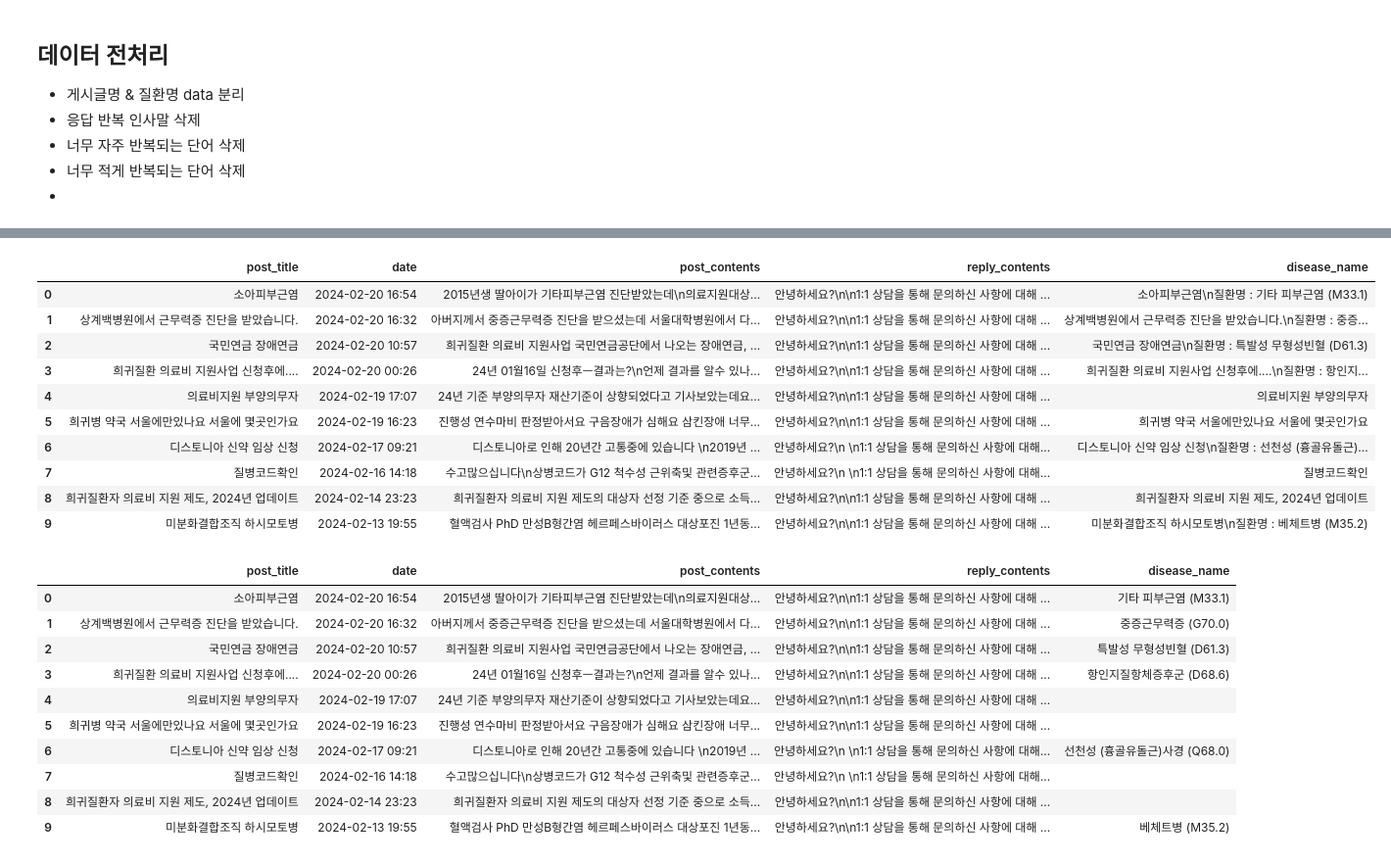
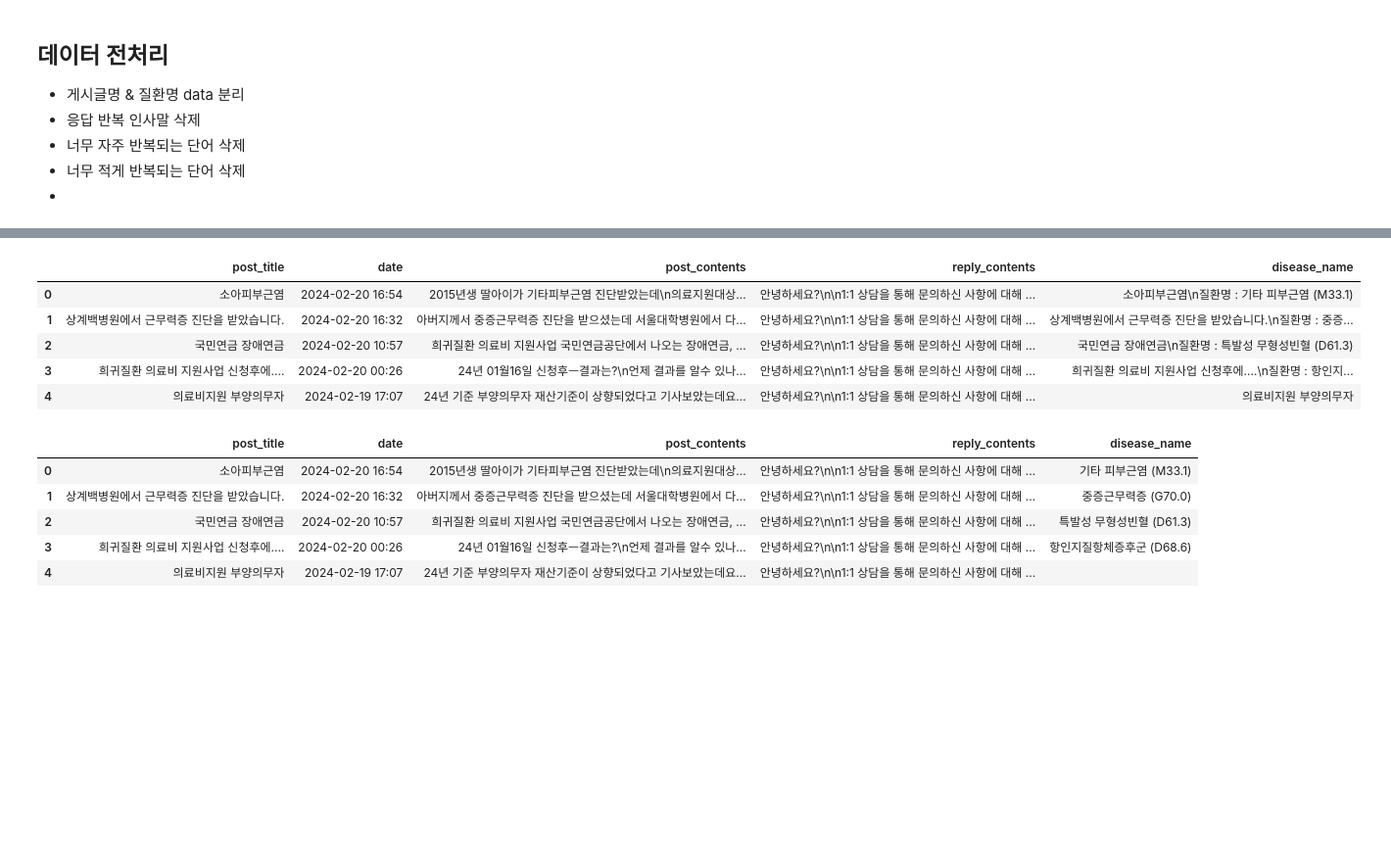
Before and after one commit to kdj0712/teamKim1, a Jupyter notebook: data/Helpline.ipynb, the cells around one changed output, grey strips where cells are left out. Shown at 98% size. Cells and saved outputs as stored; diff of their text form; code cells hidden in the pictures; blank space fills up the shorter version.

```diff
--- a/data/Helpline.ipynb
+++ b/data/Helpline.ipynb
@@ -45,19 +45,14 @@ for i in range(df_helpline.shape[0]):
     post_title_name.append(name)
 # %%
 df_helpline['post_title'] = post_title_name
-df_helpline[:10]
+df_helpline[:5]
 # %% [output]
 |  | post_title | date | post_contents | reply_contents | disease_name |
 | 0 | 소아피부근염 | 2024-02-20 16:54 | 2015년생 딸아이가 기타피부근염 진단받았는데\n의료지원대상... | 안녕하세요?\n\n1:1 상담을 통해 문의하신 사항에 대해 ... | 소아피부근염\n질환명 : 기타 피부근염 (M33.1) |
 | 1 | 상계백병원에서 근무력증 진단을 받았습니다. | 2024-02-20 16:32 | 아버지께서 중증근무력증 진단을 받으셨는데 서울대학병원에서 다... | 안녕하세요?\n\n1:1 상담을 통해 문의하신 사항에 대해 ... | 상계백병원에서 근무력증 진단을 받았습니다.\n질환명 : 중증... |
 | 2 | 국민연금 장애연금 | 2024-02-20 10:57 | 희귀질환 의료비 지원사업 국민연금공단에서 나오는 장애연금, ... | 안녕하세요?\n\n1:1 상담을 통해 문의하신 사항에 대해 ... | 국민연금 장애연금\n질환명 : 특발성 무형성빈혈 (D61.3) |
 | 3 | 희귀질환 의료비 지원사업 신청후에.... | 2024-02-20 00:26 | 24년 01월16일 신청후ㅡ결과는?\n언제 결과를 알수 있나... | 안녕하세요?\n\n1:1 상담을 통해 문의하신 사항에 대해 ... | 희귀질환 의료비 지원사업 신청후에....\n질환명 : 항인지... |
 | 4 | 의료비지원 부양의무자 | 2024-02-19 17:07 | 24년 기준 부양의무자 재산기준이 상향되었다고 기사보았는데요... | 안녕하세요?\n\n1:1 상담을 통해 문의하신 사항에 대해 ... | 의료비지원 부양의무자 |
-| 5 | 희귀병 약국 서울에만있나요 서울에 몇곳인가요 | 2024-02-19 16:23 | 진행성 연수마비 판정받아서요 구음장애가 심해요 삼킨장애 너무... | 안녕하세요?\n\n1:1 상담을 통해 문의하신 사항에 대해 ... | 희귀병 약국 서울에만있나요 서울에 몇곳인가요 |
-| 6 | 디스토니아 신약 임상 신청 | 2024-02-17 09:21 | 디스토니아로 인해 20년간 고통중에 있습니다 \n2019년 ... | 안녕하세요?\n \n1:1 상담을 통해 문의하신 사항에 대해... | 디스토니아 신약 임상 신청\n질환명 : 선천성 (흉골유돌근)... |
-| 7 | 질병코드확인 | 2024-02-16 14:18 | 수고많으십니다\n상병코드가 G12 척수성 근위축및 관련증후군... | 안녕하세요?\n \n1:1 상담을 통해 문의하신 사항에 대해... | 질병코드확인 |
-| 8 | 희귀질환자 의료비 지원 제도, 2024년 업데이트 | 2024-02-14 23:23 | 희귀질환자 의료비 지원 제도의 대상자 선정 기준 중으로 소득... | 안녕하세요?\n\n1:1 상담을 통해 문의하신 사항에 대해 ... | 희귀질환자 의료비 지원 제도, 2024년 업데이트 |
-| 9 | 미분화결합조직 하시모토병 | 2024-02-13 19:55 | 혈액검사 PhD 만성B형간염 헤르페스바이러스 대상포진 1년동... | 안녕하세요?\n\n1:1 상담을 통해 문의하신 사항에 대해 ... | 미분화결합조직 하시모토병\n질환명 : 베체트병 (M35.2) |
 # %%
 disease_name=[]
 for i in range(df_helpline.shape[0]):
@@ -69,7 +64,7 @@ for i in range(df_helpline.shape[0]):
     disease_name.append(name)
 # %%
 df_helpline['disease_name'] = disease_name
-df_helpline[:10]
+df_helpline[:5]
 # %% [output]
 |  | post_title | date | post_contents | reply_contents | disease_name |
 | 0 | 소아피부근염 | 2024-02-20 16:54 | 2015년생 딸아이가 기타피부근염 진단받았는데\n의료지원대상... | 안녕하세요?\n\n1:1 상담을 통해 문의하신 사항에 대해 ... | 기타 피부근염 (M33.1) |
@@ -77,11 +72,6 @@ df_helpline[:10]
 | 2 | 국민연금 장애연금 | 2024-02-20 10:57 | 희귀질환 의료비 지원사업 국민연금공단에서 나오는 장애연금, ... | 안녕하세요?\n\n1:1 상담을 통해 문의하신 사항에 대해 ... | 특발성 무형성빈혈 (D61.3) |
 | 3 | 희귀질환 의료비 지원사업 신청후에.... | 2024-02-20 00:26 | 24년 01월16일 신청후ㅡ결과는?\n언제 결과를 알수 있나... | 안녕하세요?\n\n1:1 상담을 통해 문의하신 사항에 대해 ... | 항인지질항체증후군 (D68.6) |
 | 4 | 의료비지원 부양의무자 | 2024-02-19 17:07 | 24년 기준 부양의무자 재산기준이 상향되었다고 기사보았는데요... | 안녕하세요?\n\n1:1 상담을 통해 문의하신 사항에 대해 ... |  |
-| 5 | 희귀병 약국 서울에만있나요 서울에 몇곳인가요 | 2024-02-19 16:23 | 진행성 연수마비 판정받아서요 구음장애가 심해요 삼킨장애 너무... | 안녕하세요?\n\n1:1 상담을 통해 문의하신 사항에 대해 ... |  |
-| 6 | 디스토니아 신약 임상 신청 | 2024-02-17 09:21 | 디스토니아로 인해 20년간 고통중에 있습니다 \n2019년 ... | 안녕하세요?\n \n1:1 상담을 통해 문의하신 사항에 대해... | 선천성 (흉골유돌근)사경 (Q68.0) |
-| 7 | 질병코드확인 | 2024-02-16 14:18 | 수고많으십니다\n상병코드가 G12 척수성 근위축및 관련증후군... | 안녕하세요?\n \n1:1 상담을 통해 문의하신 사항에 대해... |  |
-| 8 | 희귀질환자 의료비 지원 제도, 2024년 업데이트 | 2024-02-14 23:23 | 희귀질환자 의료비 지원 제도의 대상자 선정 기준 중으로 소득... | 안녕하세요?\n\n1:1 상담을 통해 문의하신 사항에 대해 ... |  |
-| 9 | 미분화결합조직 하시모토병 | 2024-02-13 19:55 | 혈액검사 PhD 만성B형간염 헤르페스바이러스 대상포진 1년동... | 안녕하세요?\n\n1:1 상담을 통해 문의하신 사항에 대해 ... | 베체트병 (M35.2) |
 # %%
 disease_name_hello=[]
 for i in range(df_helpline.shape[0]):
```
Also changed, not shown: parts of 35 cells of this notebook, 1 other file.
